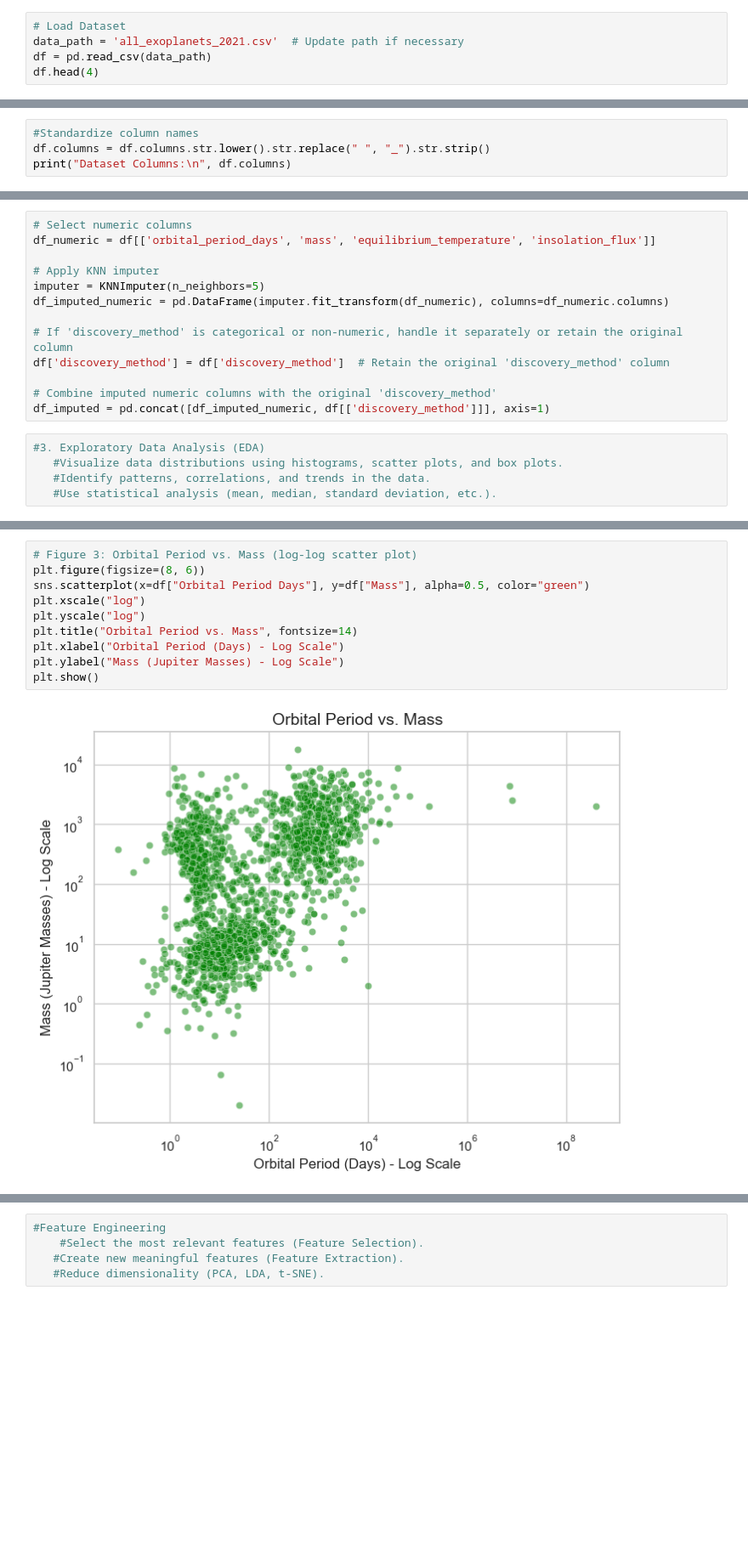
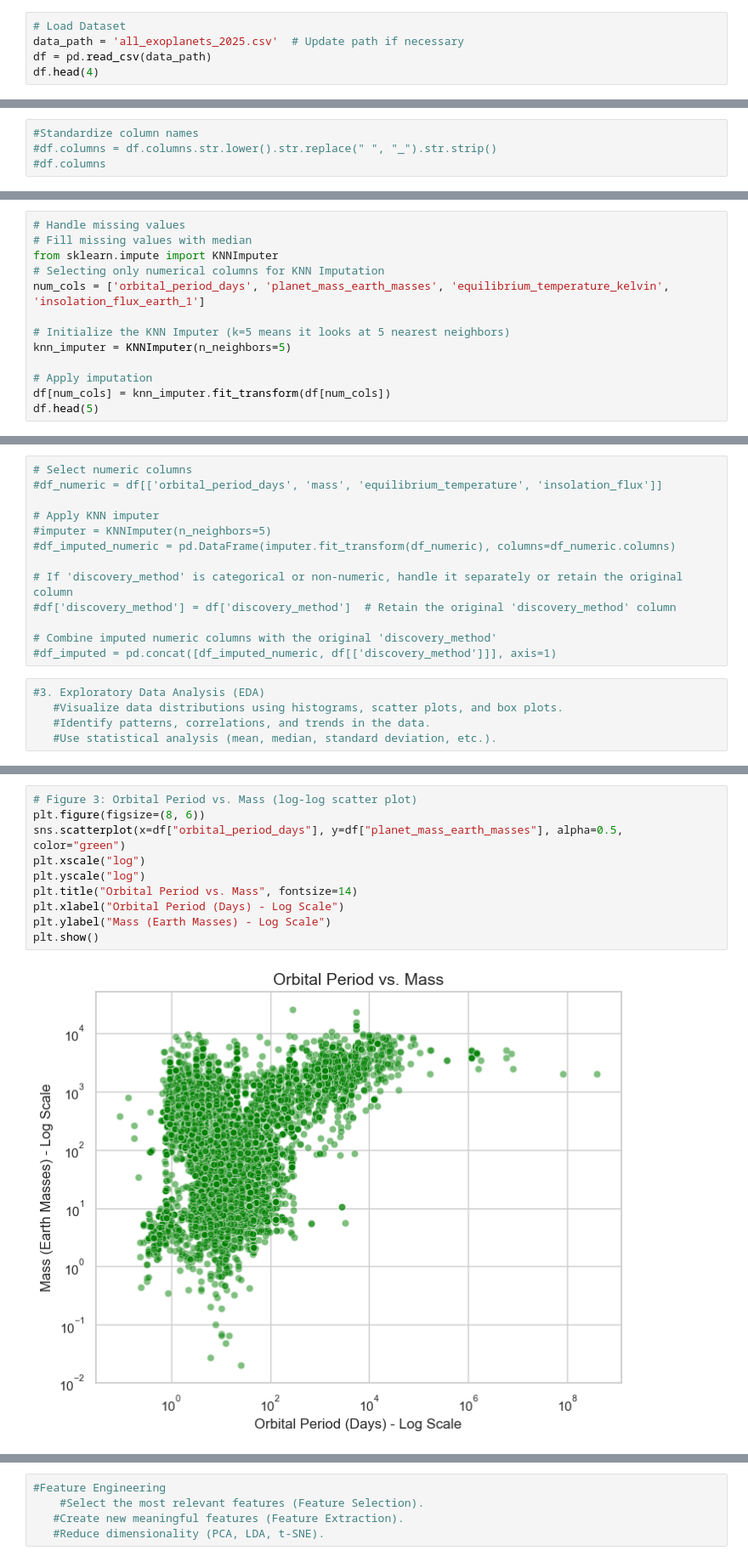
Before and after one commit to ayanchyaziz123/Exoplanet_Classification, a Jupyter notebook: Exoplanet.ipynb, the cells around one changed output, grey strips where cells are left out. Shown: that part at 85% size. Drawn from its saved outputs; the diff is of its cells as text; blank space fills up the shorter version.

```diff
--- a/Exoplanet.ipynb
+++ b/Exoplanet.ipynb
@@ -18,7 +18,7 @@ from tensorflow.keras.layers import Dense, Dropout
     #Ensure the dataset is large and diverse enough to represent the problem domain.
 # %%
 # Load Dataset
-data_path = 'all_exoplanets_2021.csv'  # Update path if necessary
+data_path = 'all_exoplanets_2025.csv'  # Update path if necessary
 df = pd.read_csv(data_path)
 df.head(4)
 # %% [output]
@@ -57,5 +91,5 @@ Gaia Magnitude                    175
 dtype: int64
 # %%
 #Standardize column names
-df.columns = df.columns.str.lower().str.replace(" ", "_").str.strip()
-print("Dataset Columns:\n", df.columns)
+#df.columns = df.columns.str.lower().str.replace(" ", "_").str.strip()
+#df.columns
@@ -98,0 +123,13 @@ dtype: int64
+# %%
+# Handle missing values
+# Fill missing values with median
+from sklearn.impute import KNNImputer
+# Selecting only numerical columns for KNN Imputation
+num_cols = ['orbital_period_days', 'planet_mass_earth_masses', 'equilibrium_temperature_kelvin', 'insolation_flux_earth_1']
+
+# Initialize the KNN Imputer (k=5 means it looks at 5 nearest neighbors)
+knn_imputer = KNNImputer(n_neighbors=5)
+
+# Apply imputation
+df[num_cols] = knn_imputer.fit_transform(df[num_cols])
+df.head(5)
@@ -99,16 +187,16 @@ dtype: int64
 # %%
 # Select numeric columns
-df_numeric = df[['orbital_period_days', 'mass', 'equilibrium_temperature', 'insolation_flux']]
+#df_numeric = df[['orbital_period_days', 'mass', 'equilibrium_temperature', 'insolation_flux']]
 
 # Apply KNN imputer
-imputer = KNNImputer(n_neighbors=5)
-df_imputed_numeric = pd.DataFrame(imputer.fit_transform(df_numeric), columns=df_numeric.columns)
+#imputer = KNNImputer(n_neighbors=5)
+#df_imputed_numeric = pd.DataFrame(imputer.fit_transform(df_numeric), columns=df_numeric.columns)
 
 # If 'discovery_method' is categorical or non-numeric, handle it separately or retain the original column
-df['discovery_method'] = df['discovery_method']  # Retain the original 'discovery_method' column
+#df['discovery_method'] = df['discovery_method']  # Retain the original 'discovery_method' column
 
 # Combine imputed numeric columns with the original 'discovery_method'
-df_imputed = pd.concat([df_imputed_numeric, df[['discovery_method']]], axis=1)
+#df_imputed = pd.concat([df_imputed_numeric, df[['discovery_method']]], axis=1)
 # %%
 #3. Exploratory Data Analysis (EDA)
    #Visualize data distributions using histograms, scatter plots, and box plots.
@@ -117,12 +259,12 @@ df_imputed = pd.concat([df_imputed_numeric, df[['discovery_method']]], axis=1)
 # %%
 # Figure 3: Orbital Period vs. Mass (log-log scatter plot)
 plt.figure(figsize=(8, 6))
-sns.scatterplot(x=df["Orbital Period Days"], y=df["Mass"], alpha=0.5, color="green")
+sns.scatterplot(x=df["orbital_period_days"], y=df["planet_mass_earth_masses"], alpha=0.5, color="green")
 plt.xscale("log")
 plt.yscale("log")
 plt.title("Orbital Period vs. Mass", fontsize=14)
 plt.xlabel("Orbital Period (Days) - Log Scale")
-plt.ylabel("Mass (Jupiter Masses) - Log Scale")
+plt.ylabel("Mass (Earth Masses) - Log Scale")
 plt.show()
 # %% [output]
-[figure, old version]
+[figure, new version]
```
Also changed, not shown: parts of 31 cells of this notebook, 10 other files.
